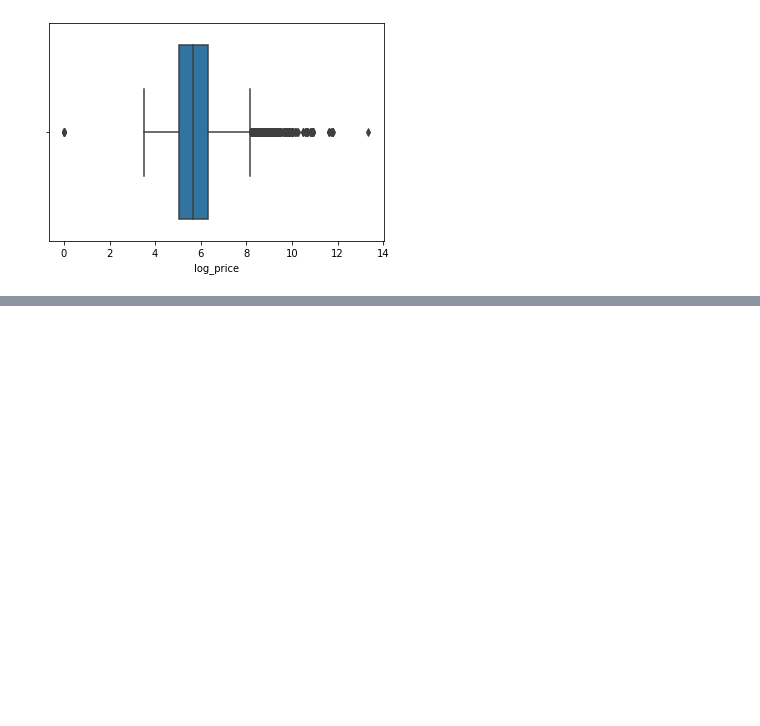
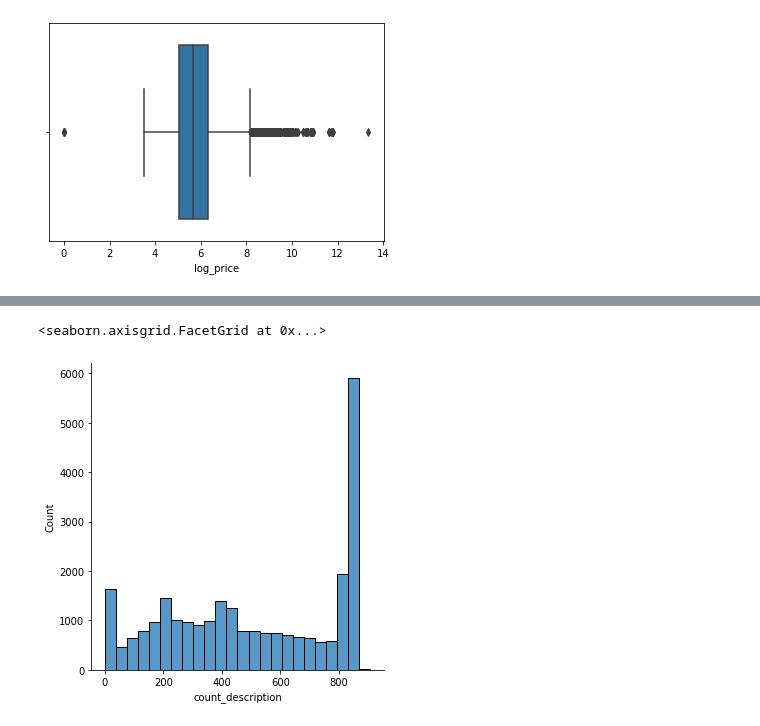
Before and after one commit to bluegardier/airbnb_prediction, a Jupyter notebook: notebooks/data_exploration_airbnb.ipynb, the cells around one changed output, grey strips where cells are left out. Drawn from its saved outputs; the diff is of its cells as text; code cells hidden in the pictures; blank space fills up the shorter version.

```diff
--- a/notebooks/data_exploration_airbnb.ipynb
+++ b/notebooks/data_exploration_airbnb.ipynb
@@ -66,7 +74,7 @@ df.drop(to_drop_full_nan, axis=1, inplace=True)
 Price comes as a string variable with special characters. Because of this, some cleaning must be done before any kind of exploration.
 # %%
 # Converting Price to Integer
-df['price'] = df['price'].apply(lambda x: utils.convert_price_to_int(x))
+df['price'] = df['price'].apply(lambda x: preprocessing_utils.convert_price_to_int(x))
 # %% [markdown]
 As price has a heavily assimetric distribution by it's own nature, we shall work with it's log. It's not mandatory, however the log-transformation removes data asymmetry by shinking the data space and can be tested for normallity presumptions. The visualization below shows how the new variable behaves.
 # %%
@@ -159,0 +188,5 @@ df['days_since_host'] = (pd.to_datetime('today')-pd.to_datetime(df['host_since']
+# %%
+sns.displot(df['count_description'])
+# %% [output]
+<seaborn.axisgrid.FacetGrid at 0x...>
+[figure, added]
```
Also changed, not shown: parts of 37 cells of this notebook.
